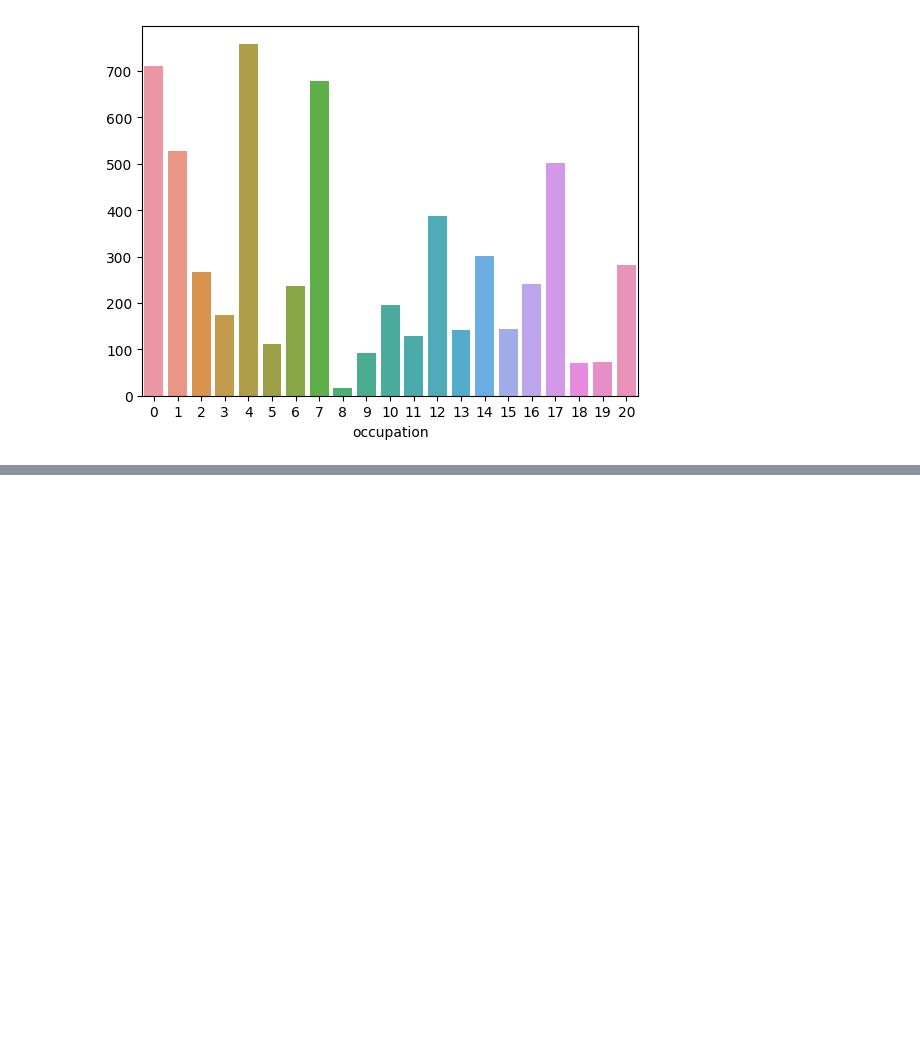
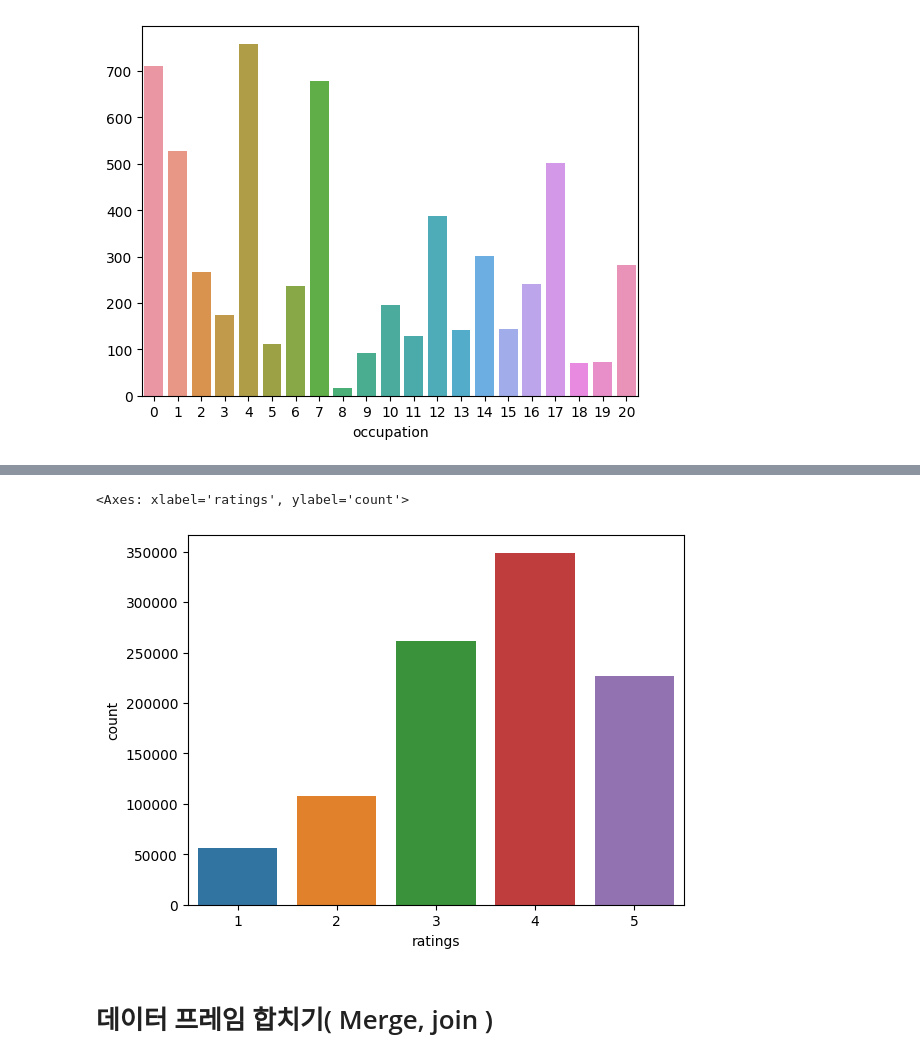
Before and after one commit to kim-dahun/python-study, a Jupyter notebook: py20_movielens.ipynb, the cells around one changed output, grey strips where cells are left out. Saved outputs shown, nothing was run; the diff lists cells and outputs as text; code cells hidden in the pictures; blank space fills up the shorter version.

```diff
--- a/py20_movielens.ipynb
+++ b/py20_movielens.ipynb
@@ -286,0 +351,7 @@ sns.barplot(x=xxx2.index, y=xxx2.values)
+# %%
+sns.countplot(data=ratings, x='ratings')
+# %% [output]
+<Axes: xlabel='ratings', ylabel='count'>
+[figure, added]
+# %% [markdown]
+# 데이터 프레임 합치기( Merge, join )
```
Also changed, not shown: parts of 20 cells of this notebook.
